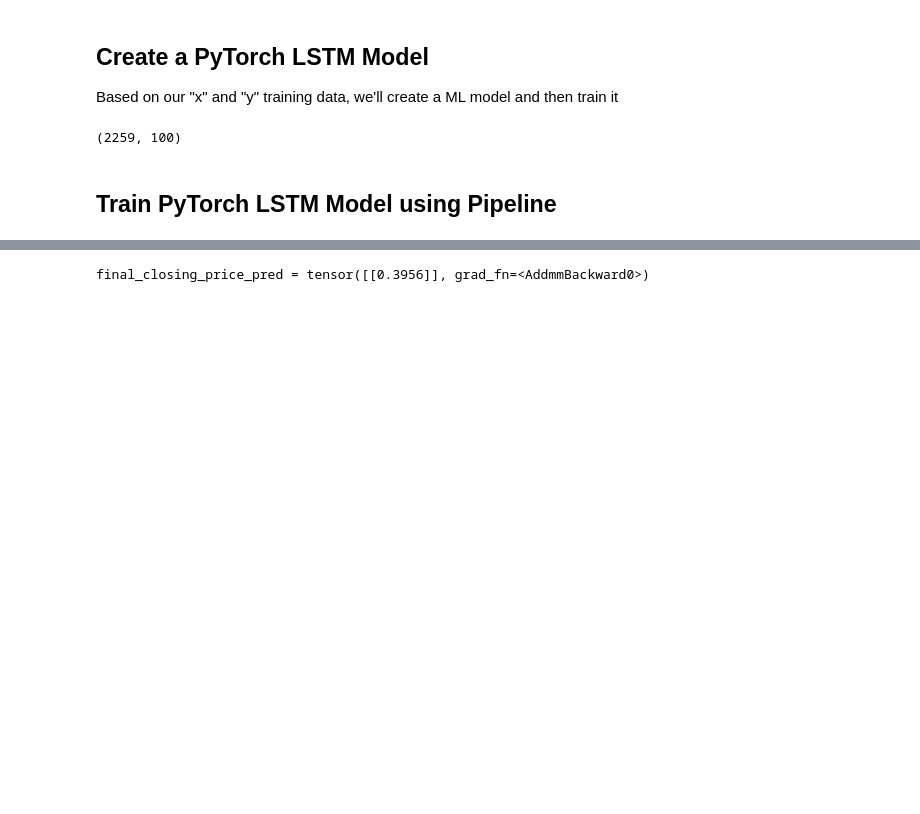
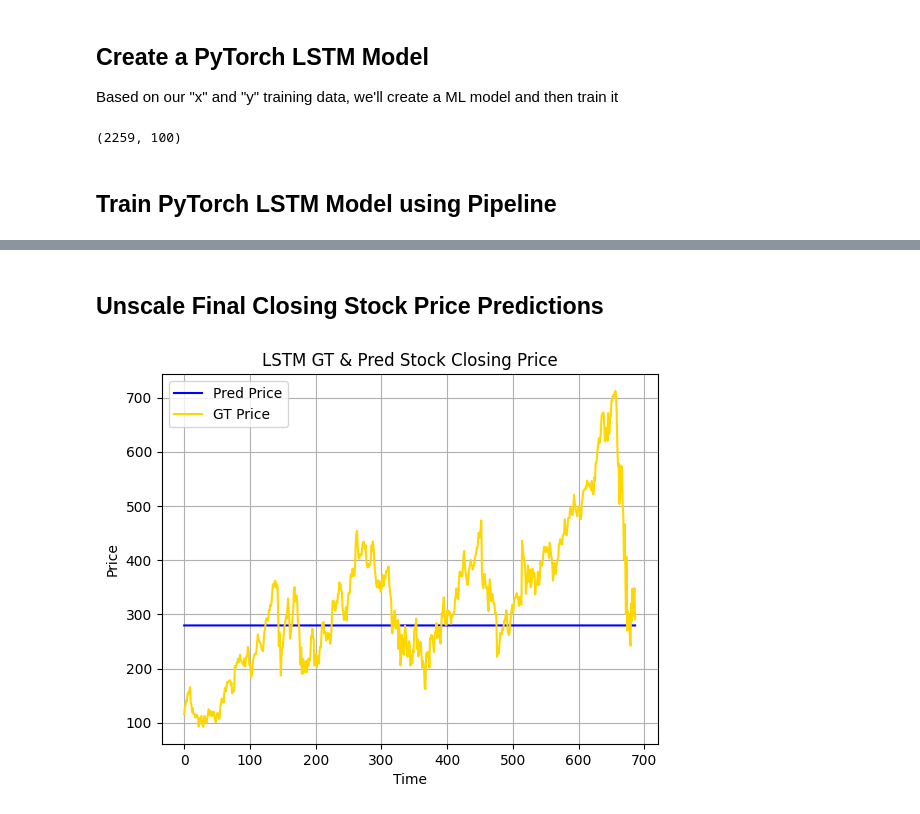
Before and after one commit to Financial-AI/Stock-Recommender-System, a Jupyter notebook: Notebooks/Stock_Price_Pred_EndToEnd_MLApp_JGuzman_111723.ipynb, the cells around one changed output, grey strips where cells are left out. Drawn from its saved outputs; the diff is of its cells as text; code cells hidden in the pictures; blank space fills up the shorter version.

```diff
--- a/Notebooks/Stock_Price_Pred_EndToEnd_MLApp_JGuzman_111723.ipynb
+++ b/Notebooks/Stock_Price_Pred_EndToEnd_MLApp_JGuzman_111723.ipynb
@@ -685,4 +676,4 @@ LSTM: final_valid Min RMSE = 0.2689479586204009
 # %%
-final_closing_price_predictions = pytorch_pipeline.deploy_model(stock_test_loader, lstm_model)
+final_closing_price_gts, final_closing_price_predictions = pytorch_pipeline.deploy_model(stock_test_loader, lstm_model)
-# %% [output]
-final_closing_price_pred = tensor([[0.3956]], grad_fn=<AddmmBackward0>)
+# %% [markdown]
+## Unscale Final Closing Stock Price Predictions
@@ -689 +684,8 @@ final_closing_price_pred = tensor([[0.3956]], grad_fn=<AddmmBackward0>)
+# %%
+final_closing_price_unscaled_gts = final_closing_price_gts*unscale
+# %%
+pytorch_utility.plot_gt_pred_curves(final_closing_price_unscaled_gts, final_closing_price_unscaled_preds,
+                    "LSTM GT & Pred Stock Closing Price", "lstm_gt_pred_stock_close_price_curves.jpg")
+# %% [output]
+[figure, added]
 # %%
```
Also changed, not shown: parts of 23 cells of this notebook.
